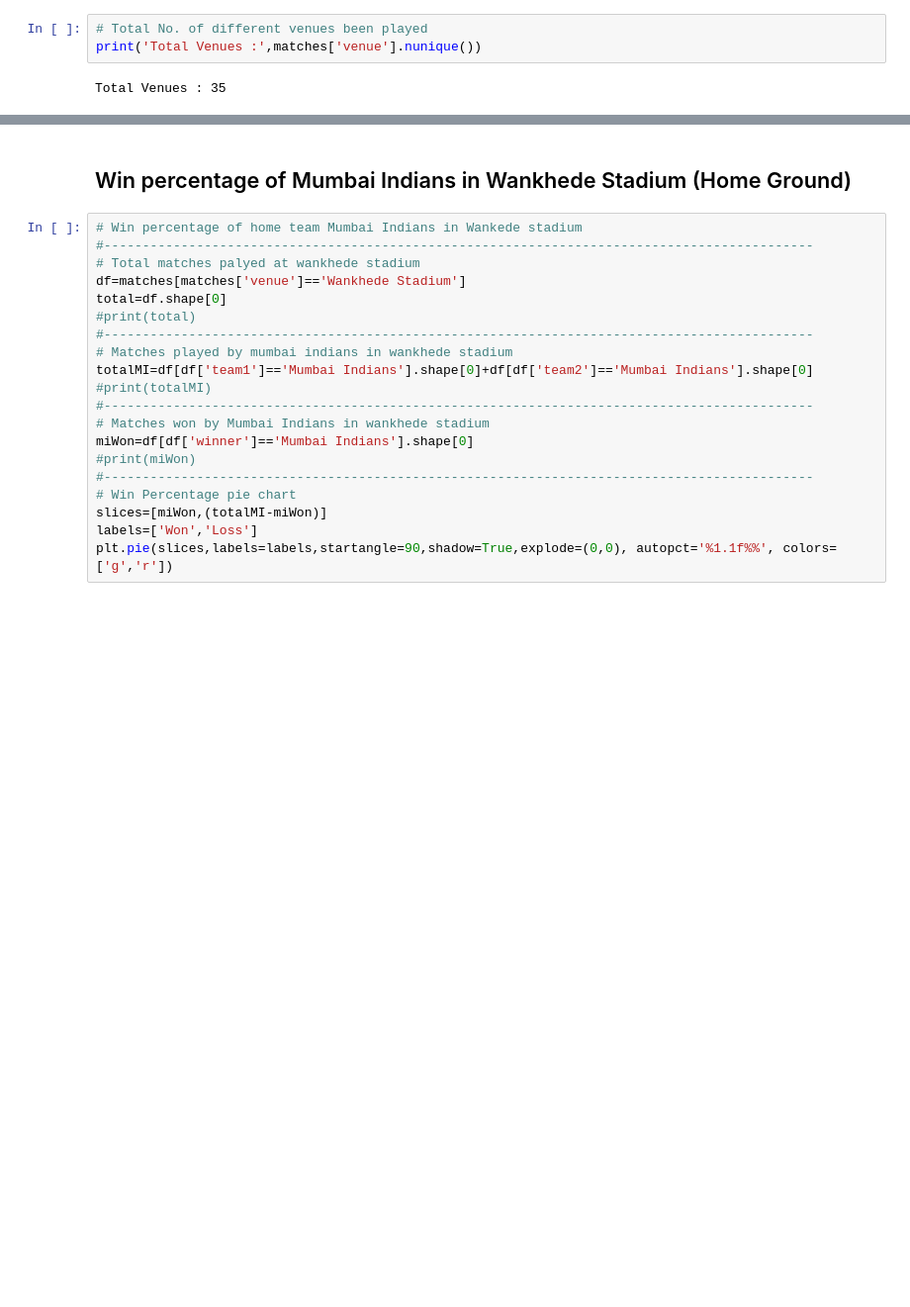
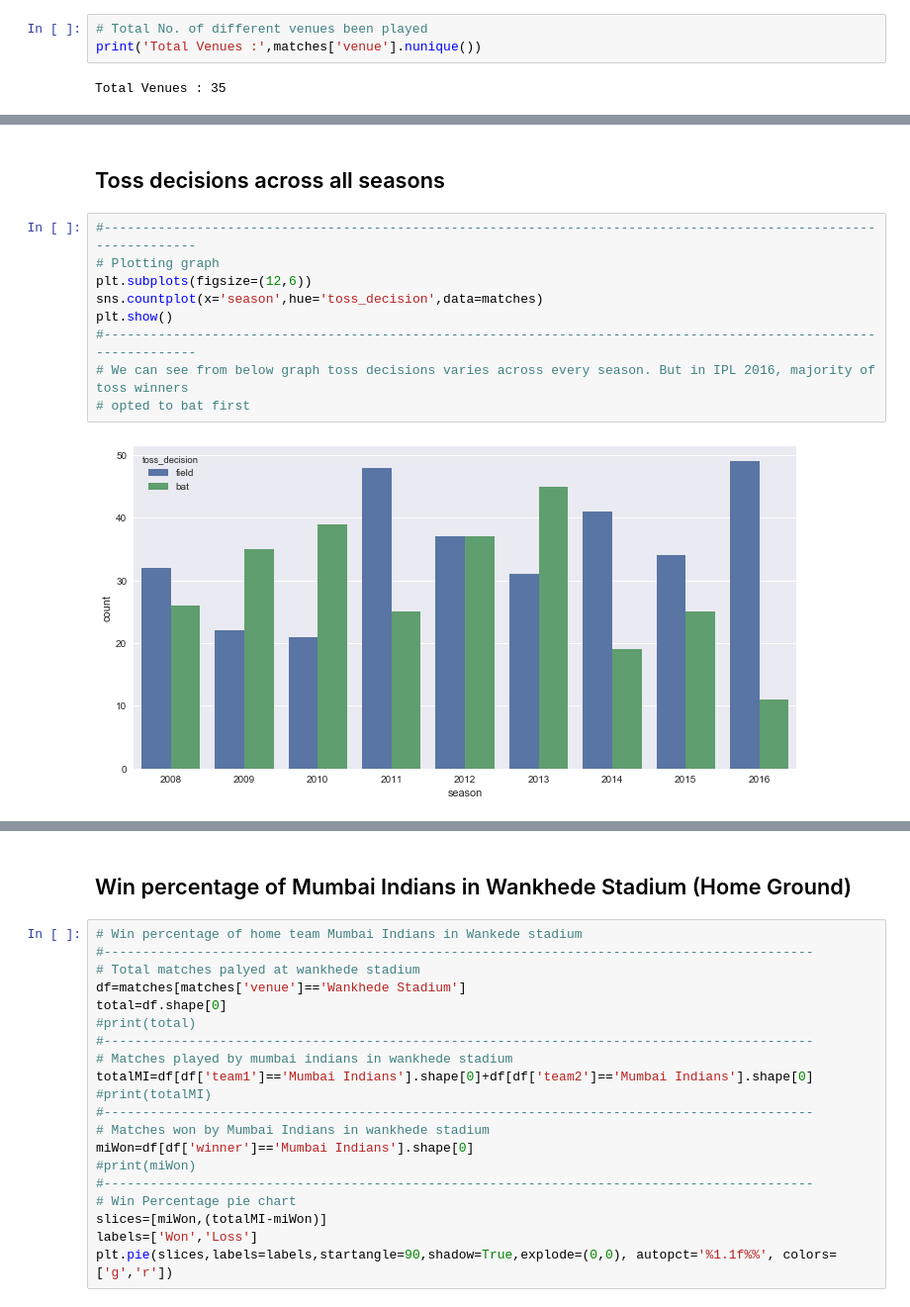
Before and after one commit to MCParab/Kaggle-Titanic, a Jupyter notebook: IPL/IPL_Data_Analysis.ipynb, the cells around one changed output, grey strips where cells are left out. Shown at 99% size. Saved outputs shown, nothing was run; the diff lists cells and outputs as text; blank space fills up the shorter version.

Commit message:
Added IPL data analysis notebook

```diff
--- a/IPL/IPL_Data_Analysis.ipynb
+++ b/IPL/IPL_Data_Analysis.ipynb
@@ -168,0 +240,13 @@ ax.set_xlabel('Different Grounds')
+# %% [markdown]
+## Toss decisions across all seasons
+# %%
+#-----------------------------------------------------------------------------------------------------------------
+# Plotting graph
+plt.subplots(figsize=(12,6))
+sns.countplot(x='season',hue='toss_decision',data=matches)
+plt.show()
+#-----------------------------------------------------------------------------------------------------------------
+# We can see from below graph toss decisions varies across every season. But in IPL 2016, majority of toss winners
+# opted to bat first
+# %% [output]
+[figure, added]
```
Also changed, not shown: parts of 42 cells of this notebook.
